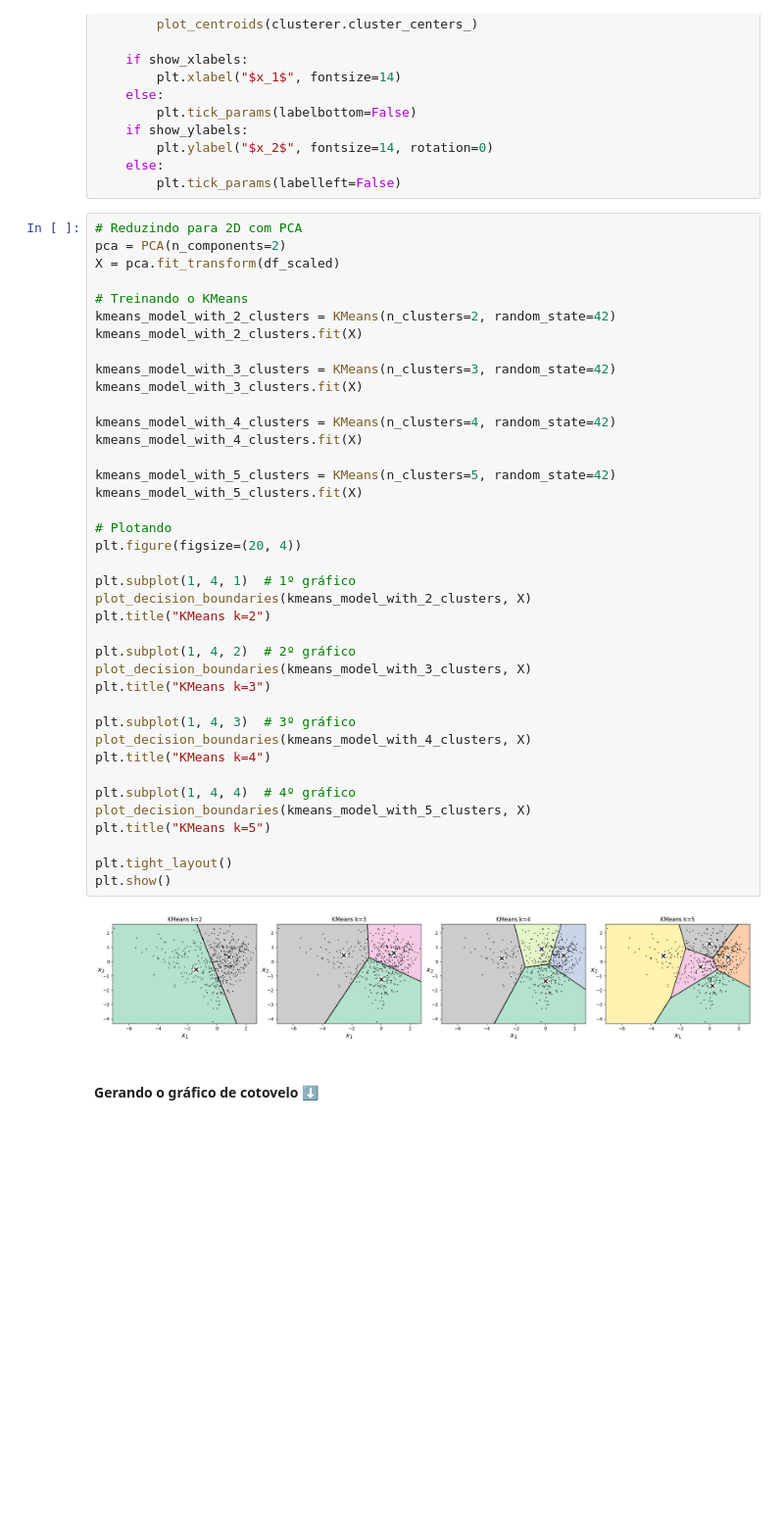
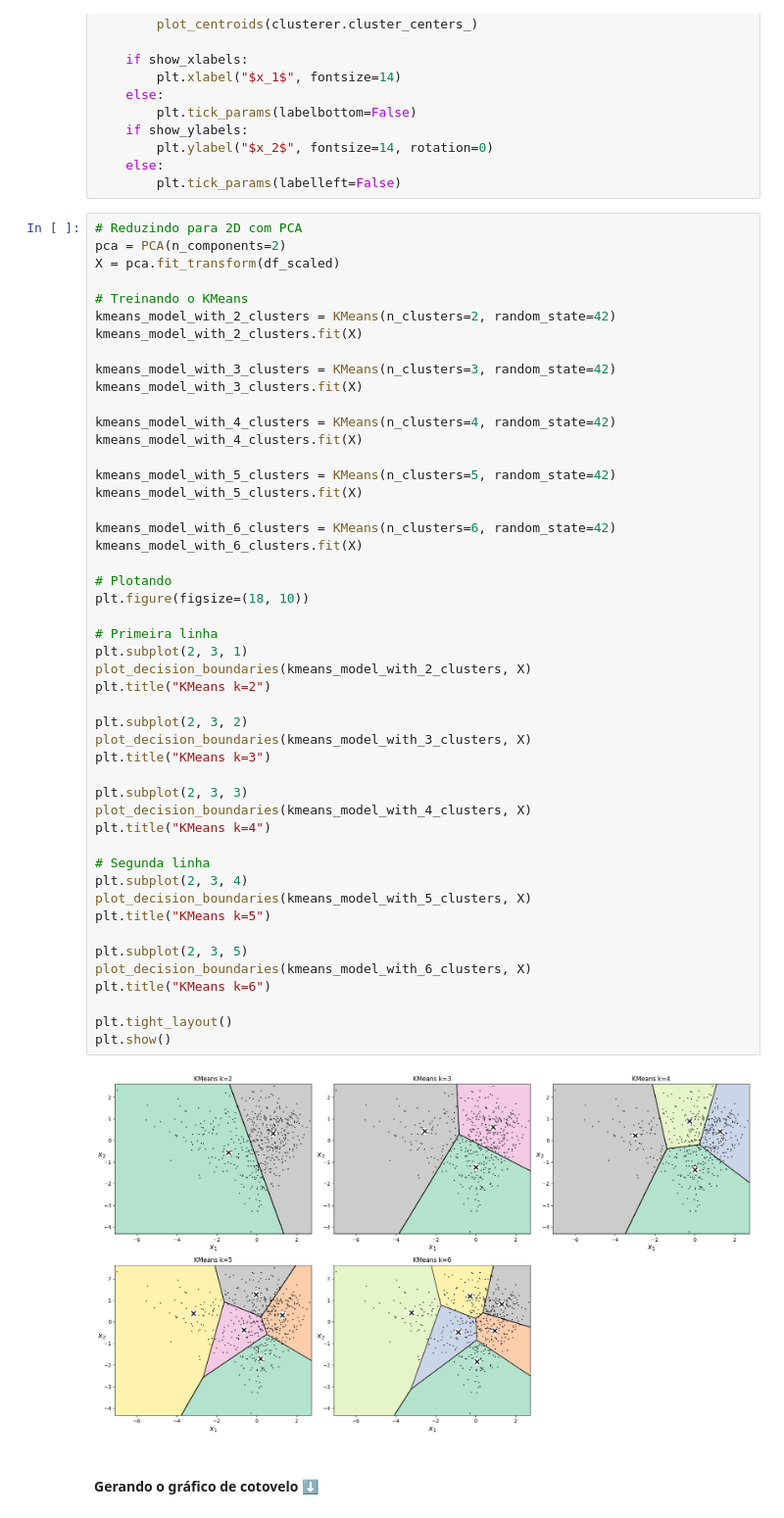
Before and after one commit to JoaoCordeir0/machine_learning_ufv, a Jupyter notebook: avaliacao3.ipynb, the cells around one changed output. Shown at 98% size. Saved outputs shown, nothing was run; the diff lists cells and outputs as text; blank space fills up the shorter version.

```diff
--- a/avaliacao3.ipynb
+++ b/avaliacao3.ipynb
@@ -91,39 +91,48 @@ X = pca.fit_transform(df_scaled)
 # Treinando o KMeans
 kmeans_model_with_2_clusters = KMeans(n_clusters=2, random_state=42)
 kmeans_model_with_2_clusters.fit(X)
 
 kmeans_model_with_3_clusters = KMeans(n_clusters=3, random_state=42)
 kmeans_model_with_3_clusters.fit(X)
 
 kmeans_model_with_4_clusters = KMeans(n_clusters=4, random_state=42)
 kmeans_model_with_4_clusters.fit(X)
 
 kmeans_model_with_5_clusters = KMeans(n_clusters=5, random_state=42)
 kmeans_model_with_5_clusters.fit(X)
 
+kmeans_model_with_6_clusters = KMeans(n_clusters=6, random_state=42)
+kmeans_model_with_6_clusters.fit(X)
+
 # Plotando
-plt.figure(figsize=(20, 4))
+plt.figure(figsize=(18, 10))
 
-plt.subplot(1, 4, 1)  # 1º gráfico
+# Primeira linha
+plt.subplot(2, 3, 1)
 plot_decision_boundaries(kmeans_model_with_2_clusters, X)
 plt.title("KMeans k=2")
 
-plt.subplot(1, 4, 2)  # 2º gráfico
+plt.subplot(2, 3, 2)
 plot_decision_boundaries(kmeans_model_with_3_clusters, X)
 plt.title("KMeans k=3")
 
-plt.subplot(1, 4, 3)  # 3º gráfico
+plt.subplot(2, 3, 3)
 plot_decision_boundaries(kmeans_model_with_4_clusters, X)
 plt.title("KMeans k=4")
 
-plt.subplot(1, 4, 4)  # 4º gráfico
+# Segunda linha
+plt.subplot(2, 3, 4)
 plot_decision_boundaries(kmeans_model_with_5_clusters, X)
 plt.title("KMeans k=5")
 
+plt.subplot(2, 3, 5)
+plot_decision_boundaries(kmeans_model_with_6_clusters, X)
+plt.title("KMeans k=6")
+
 plt.tight_layout()
 plt.show()
 # %% [output]
-[figure, old version]
+[figure, new version]
 # %% [markdown]
 #### Gerando o gráfico de cotovelo ⬇
 # %%
```
Also changed, not shown: parts of 10 cells of this notebook, 1 other file.
